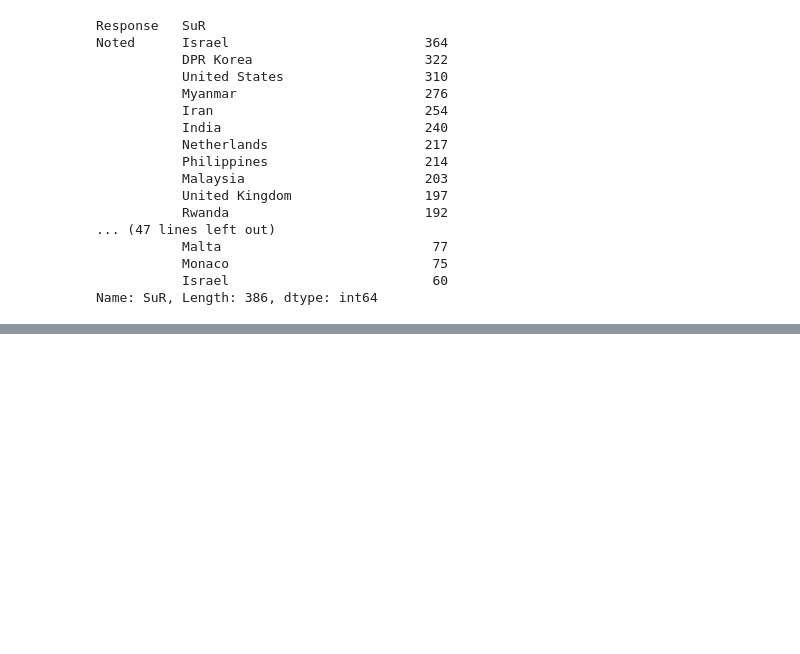
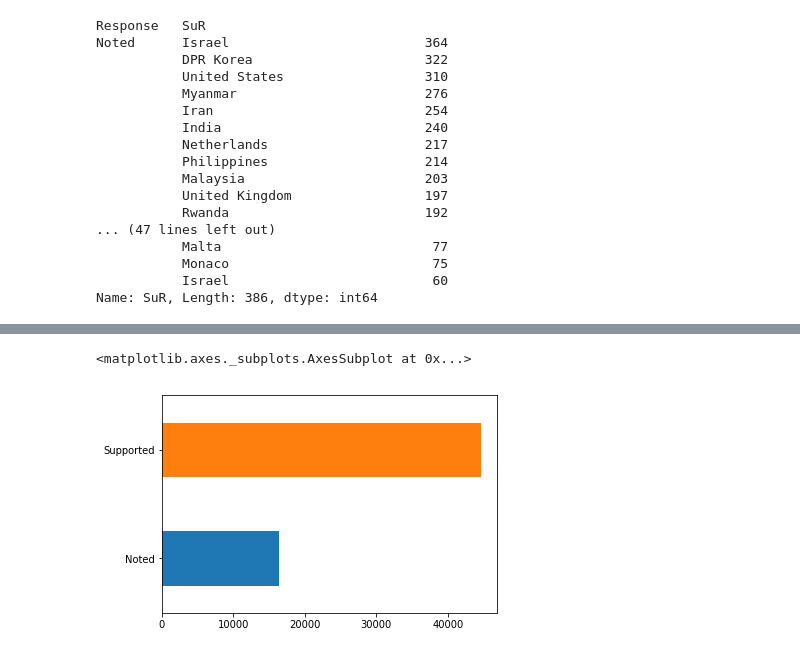
Before and after one commit to maxarvid/data-studio, a Jupyter notebook: code/03_UPR/03_eda.ipynb, the cells around one changed output, grey strips where cells are left out. Saved outputs shown, nothing was run; the diff lists cells and outputs as text; code cells hidden in the pictures; blank space fills up the shorter version.

```diff
--- a/code/03_UPR/03_eda.ipynb
+++ b/code/03_UPR/03_eda.ipynb
@@ -323,0 +469,5 @@ Name: SuR, Length: 386, dtype: int64
+# %%
+df.Response.value_counts().sort_values().plot(kind='barh')
+# %% [output]
+<matplotlib.axes._subplots.AxesSubplot at 0x...>
+[figure, added]
```
Also changed, not shown: parts of 38 cells of this notebook, 1 other file.
